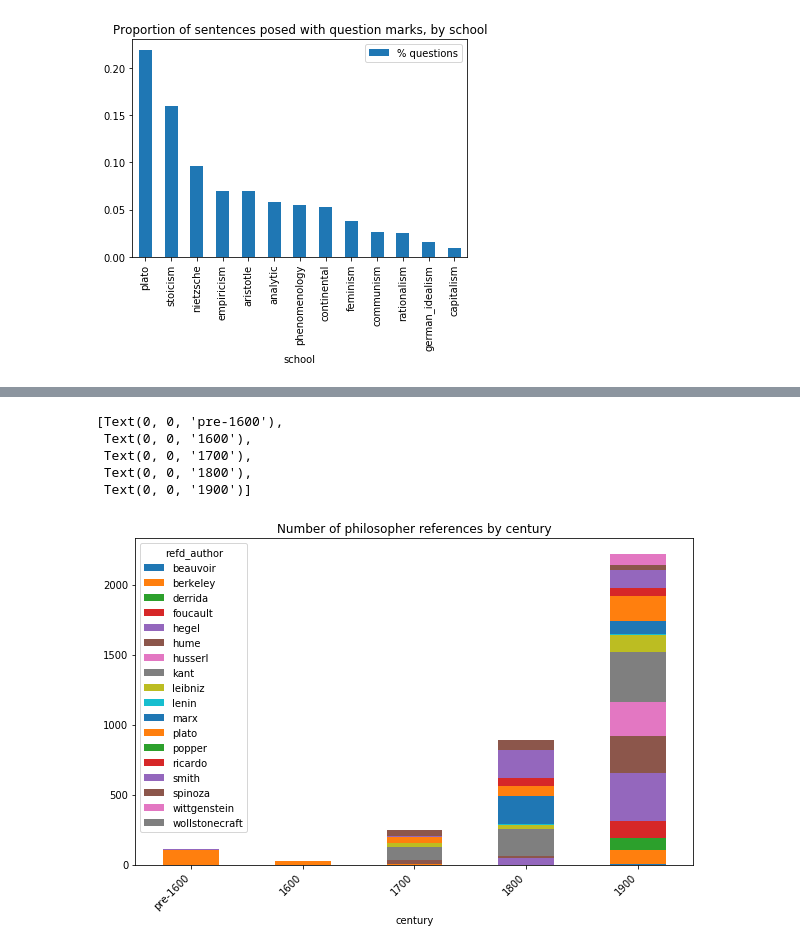
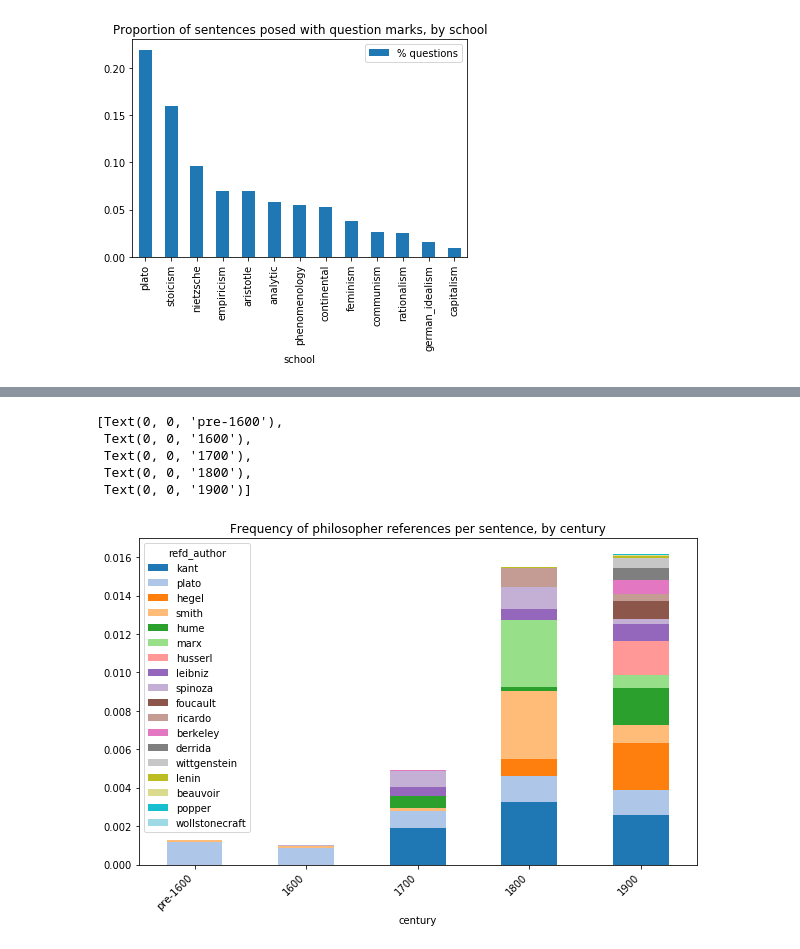
Before and after one commit to matthewpark319/ADSProject1, a Jupyter notebook: doc/Untitled.ipynb, the cells around one changed output, grey strips where cells are left out. Drawn from its saved outputs; the diff is of its cells as text; code cells hidden in the pictures.

```diff
--- a/doc/Untitled.ipynb
+++ b/doc/Untitled.ipynb
@@ -68,19 +78,22 @@ plt.imshow(cloud, interpolation='bilinear')
 # %%
 fix, ax = plt.subplots()
 
 authors = set(df['author'].str.lower().unique())
 df['refd_authors'] = df['tokenized_txt_list'].apply(lambda l: list(set(l).intersection(authors)))
 refd_authors = df.loc[df['refd_authors'].str.len() > 0,
                       ['refd_authors', 'sentence_lowered', 'century']
                      ].explode('refd_authors').rename(columns={'refd_authors': 'refd_author'})
 
-refd_authors.groupby(['century', 'refd_author'])['refd_author'].count().rename('referenced_authors').unstack().plot(
-    ax=ax, kind='bar', stacked=True, figsize=(10, 6), title='Number of philosopher references by century')
+author_freq_order = refd_authors.groupby(['refd_author'])['refd_author'].count().sort_values(ascending=False).index.to_list()
+colors = [plt.get_cmap('tab20')(x) for x in np.linspace(0, 1, len(author_freq_order))]
+refd_authors_freq = refd_authors.groupby(['century', 'refd_author']).count()['sentence_lowered'] / df.groupby('century')['sentence_lowered'].count()
+refd_authors_freq.rename('referenced_authors').unstack()[author_freq_order].plot(
+    kind='bar', stacked=True, figsize=(10, 6), title='Frequency of philosopher references per sentence, by century', color=colors, ax=ax)
 ax.set_xticklabels(['pre-1600'] + list(ax.get_xticklabels()[1:]), rotation=45, ha='right')
 # %% [output]
 [Text(0, 0, 'pre-1600'),
  Text(0, 0, '1600'),
  Text(0, 0, '1700'),
  Text(0, 0, '1800'),
  Text(0, 0, '1900')]
-[figure, old version]
+[figure, new version]
```
Also changed, not shown: parts of 5 cells of this notebook.
